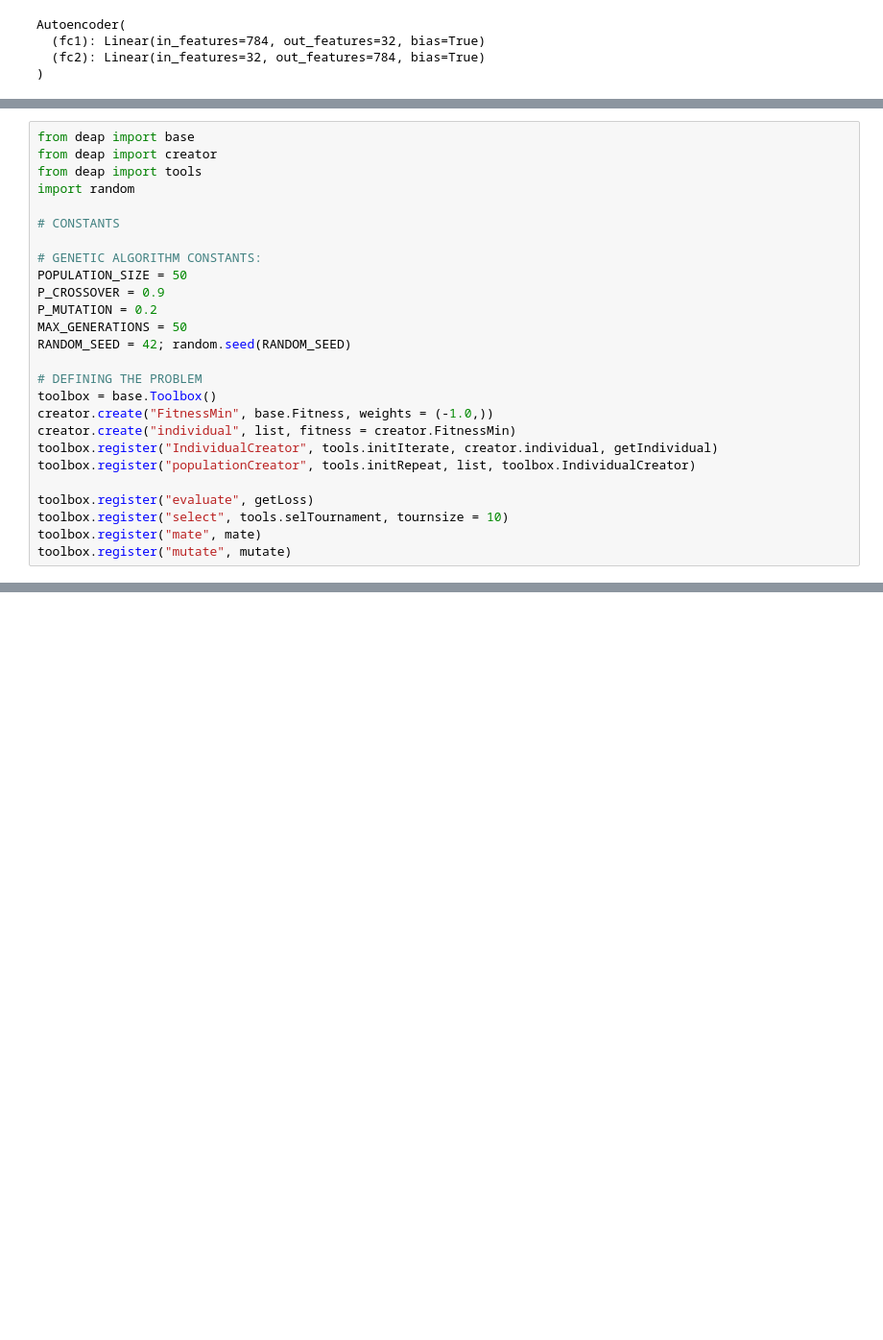
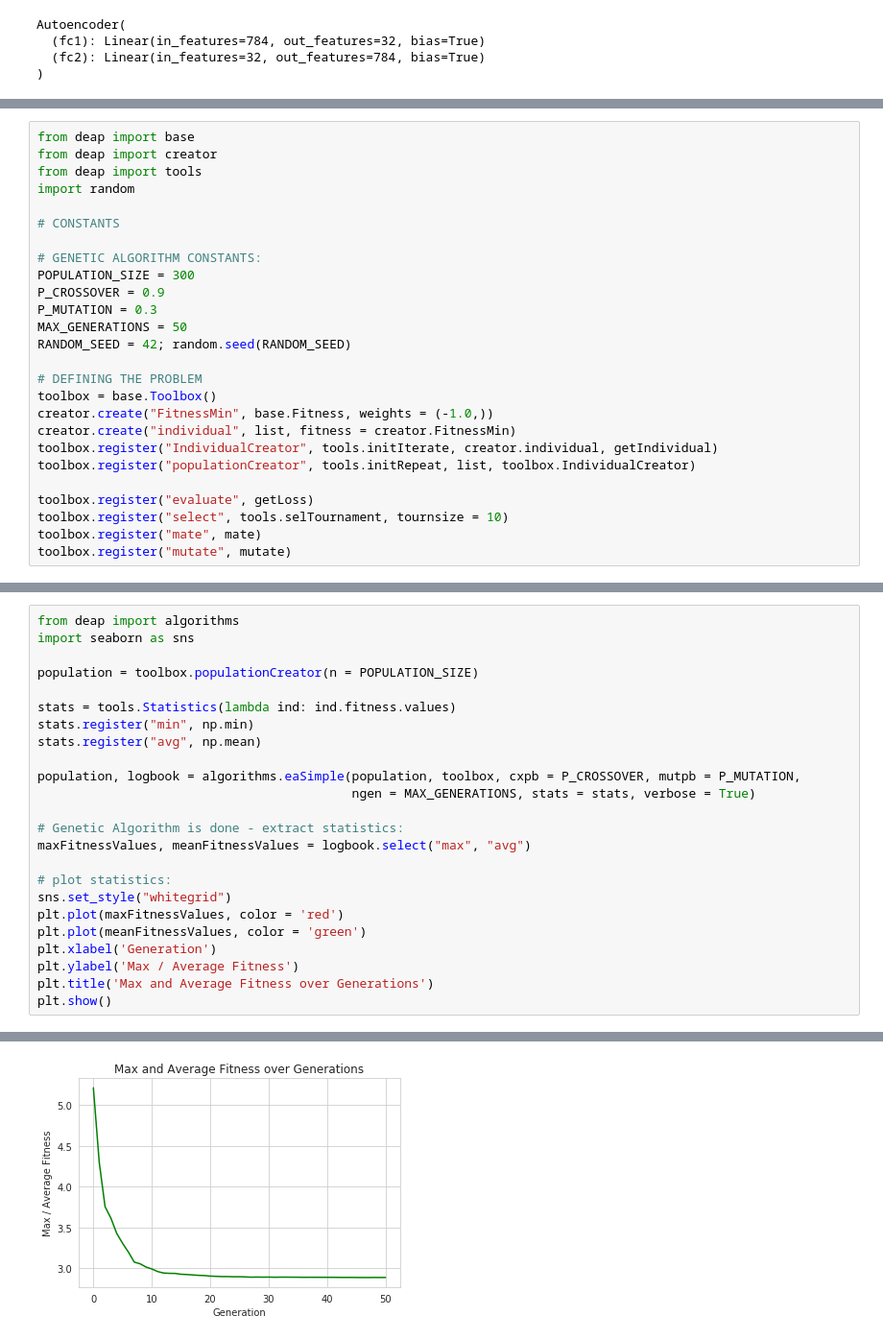
Before and after one commit to patrick-oliveira/ICDeepLearning, a Jupyter notebook: Estudos/Autoencoders.ipynb, the cells around one changed output, grey strips where cells are left out. Shown at 96% size. Saved outputs shown, nothing was run; the diff lists cells and outputs as text; blank space fills up the shorter version.

```diff
--- a/Estudos/Autoencoders.ipynb
+++ b/Estudos/Autoencoders.ipynb
@@ -458,9 +478,9 @@ import random
 # CONSTANTS
 
 # GENETIC ALGORITHM CONSTANTS:
-POPULATION_SIZE = 50
+POPULATION_SIZE = 300
 P_CROSSOVER = 0.9
-P_MUTATION = 0.2
+P_MUTATION = 0.3
 MAX_GENERATIONS = 50
 RANDOM_SEED = 42; random.seed(RANDOM_SEED)
 
@@ -520,0 +541,25 @@ NameError: name 'sns' is not defined
+# %%
+from deap import algorithms
+import seaborn as sns
+
+population = toolbox.populationCreator(n = POPULATION_SIZE)
+
+stats = tools.Statistics(lambda ind: ind.fitness.values)
+stats.register("min", np.min)
+stats.register("avg", np.mean)
+
+population, logbook = algorithms.eaSimple(population, toolbox, cxpb = P_CROSSOVER, mutpb = P_MUTATION,
+                                          ngen = MAX_GENERATIONS, stats = stats, verbose = True)
+
+# Genetic Algorithm is done - extract statistics:
+maxFitnessValues, meanFitnessValues = logbook.select("max", "avg")
+
+# plot statistics:
+sns.set_style("whitegrid")
+plt.plot(maxFitnessValues, color = 'red')
+plt.plot(meanFitnessValues, color = 'green')
+plt.xlabel('Generation')
+plt.ylabel('Max / Average Fitness')
+plt.title('Max and Average Fitness over Generations')
+plt.show()
+# %% [output]
@@ -520,0 +583 @@ NameError: name 'sns' is not defined
+[figure, added]
```
Also changed, not shown: parts of 13 cells of this notebook.
